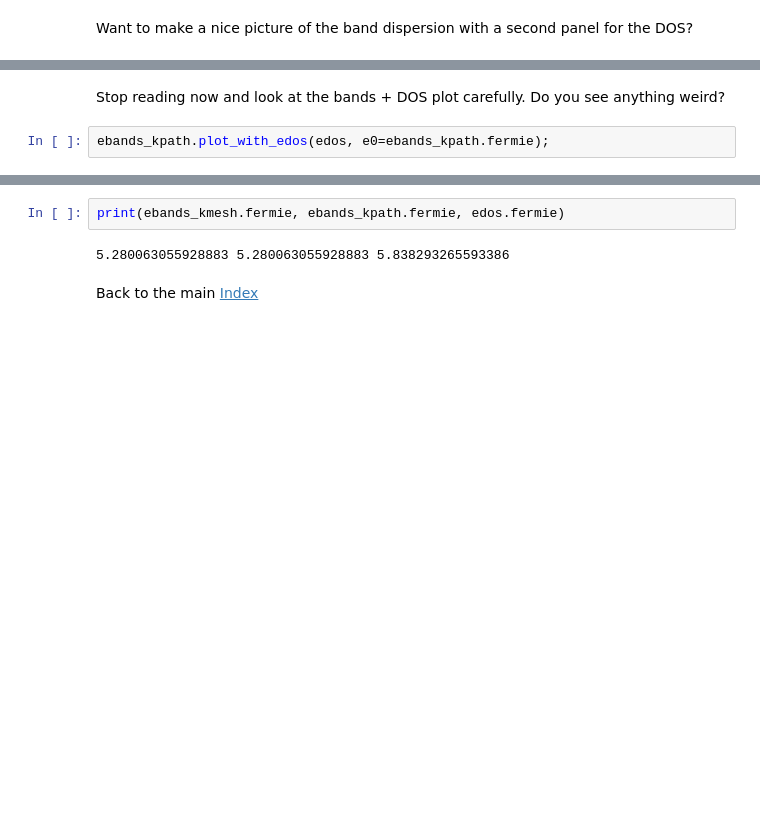
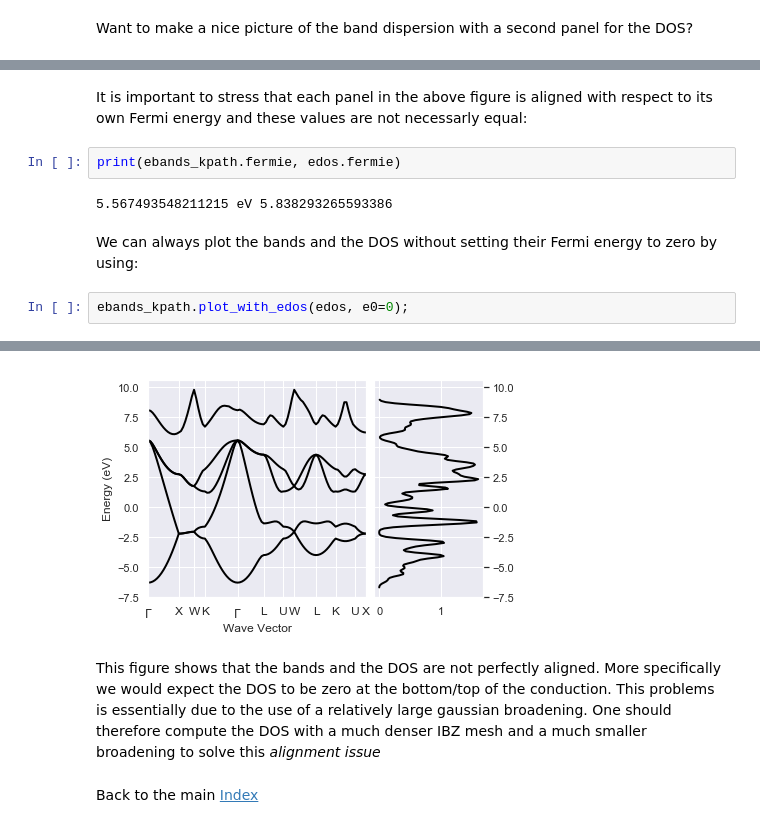
Before and after one commit to abinit/abitutorials, a Jupyter notebook: abitutorials/base3/lesson_base3.ipynb, the cells around one changed output, grey strips where cells are left out. Saved outputs shown, nothing was run; the diff lists cells and outputs as text; blank space fills up the shorter version.

```diff
--- a/abitutorials/base3/lesson_base3.ipynb
+++ b/abitutorials/base3/lesson_base3.ipynb
@@ -421,6 +471,12 @@ ebands_kpath.plot_with_edos(edos);
-# %% [markdown]
-Stop reading now and look at the bands + DOS plot carefully.
-Do you see anything weird?
+# %% [markdown]
+It is important to stress that each panel in the above figure is aligned with respect to its own Fermi energy
+and these values are not necessarly equal:
+# %%
+print(ebands_kpath.fermie, edos.fermie)
+# %% [output]
+5.567493548211215 eV 5.838293265593386
+# %% [markdown]
+We can always plot the bands and the DOS without setting their Fermi energy to zero by using:
 # %%
-ebands_kpath.plot_with_edos(edos, e0=ebands_kpath.fermie);
+ebands_kpath.plot_with_edos(edos, e0=0);
 # %% [output]
@@ -429,6 +483,9 @@ ebands_kpath.plot_with_edos(edos, e0=ebands_kpath.fermie);
+[figure, added]
-# %%
-print(ebands_kmesh.fermie, ebands_kpath.fermie, edos.fermie)
-# %% [output]
-5.280063055928883 5.280063055928883 5.838293265593386
+# %% [markdown]
+This figure shows that the bands and the DOS are not perfectly aligned.
+More specifically we would expect the DOS to be zero at the bottom/top of the conduction.
+This problems is essentially due to the use of a relatively large gaussian broadening.
+One should therefore compute the DOS with a much denser IBZ mesh and a much smaller broadening
+to solve this *alignment issue*
 # %% [markdown]
 Back to the main [Index](../index.ipynb)
```
Also changed, not shown: parts of 29 cells of this notebook, 11 other files.
